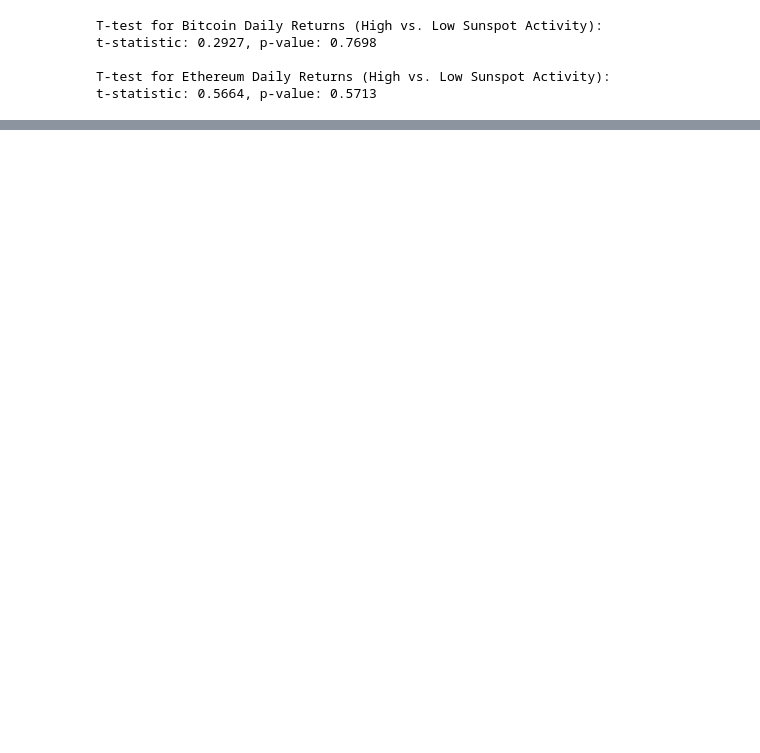
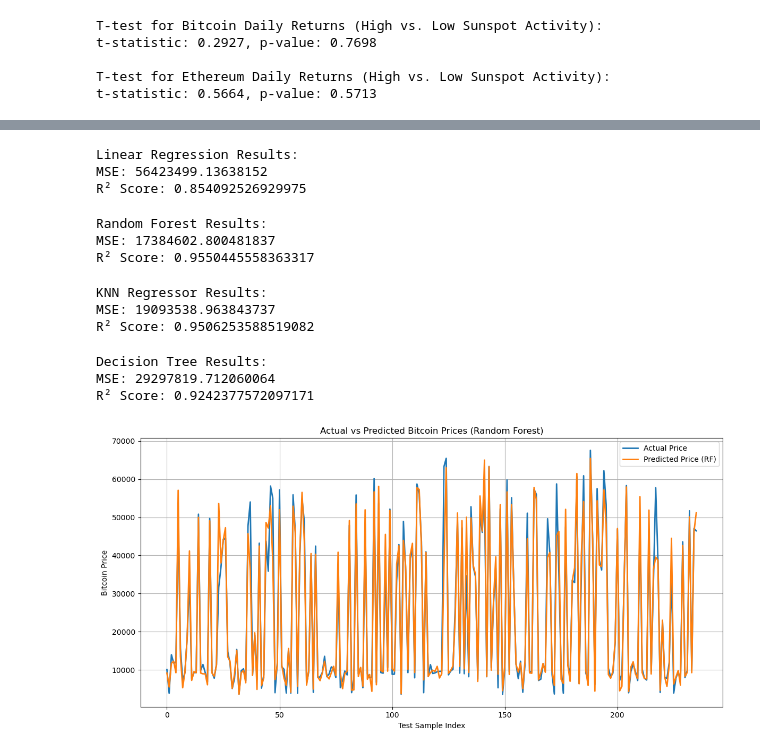
Before and after one commit to boraerbay/DSA210-project, a Jupyter notebook: notebook.ipynb, the cells around one changed output, grey strips where cells are left out. Cells and saved outputs as stored; diff of their text form; code cells hidden in the pictures; blank space fills up the shorter version.

```diff
--- a/notebook.ipynb
+++ b/notebook.ipynb
@@ -216,0 +325,79 @@ t-statistic: 0.5664, p-value: 0.5713
+# %%
+# Train linear regression model
+lr_model = LinearRegression()
+lr_model.fit(X_train, y_train)
+
+# Predictions and evaluation
+y_pred_lr = lr_model.predict(X_test)
+print("Linear Regression Results:")
+print("MSE:", mean_squared_error(y_test, y_pred_lr))
+print("R² Score:", r2_score(y_test, y_pred_lr))
+# %% [output]
+Linear Regression Results:
+MSE: 56423499.13638152
+R² Score: 0.854092526929975
+# %%
+# Train random forest model
+rf_model = RandomForestRegressor(n_estimators=100, random_state=42)
+rf_model.fit(X_train, y_train)
+
+# Predictions and evaluation
+y_pred_rf = rf_model.predict(X_test)
+print("Random Forest Results:")
+print("MSE:", mean_squared_error(y_test, y_pred_rf))
+print("R² Score:", r2_score(y_test, y_pred_rf))
+# %% [output]
+Random Forest Results:
+MSE: 17384602.800481837
+R² Score: 0.9550445558363317
+# %%
+from sklearn.neighbors import KNeighborsRegressor
+
+# Train KNN model
+knn = KNeighborsRegressor(n_neighbors=5)
+knn.fit(X_train, y_train)
+
+# Predict and evaluate
+y_pred_knn = knn.predict(X_test)
+print("KNN Regressor Results:")
+print("MSE:", mean_squared_error(y_test, y_pred_knn))
+print("R² Score:", r2_score(y_test, y_pred_knn))
+# %% [output]
+KNN Regressor Results:
+MSE: 19093538.963843737
+R² Score: 0.9506253588519082
+# %%
+from sklearn.tree import DecisionTreeRegressor
+
+# Train Decision Tree
+dtree = DecisionTreeRegressor(random_state=42)
+dtree.fit(X_train, y_train)
+
+# Predict and evaluate
+y_pred_tree = dtree.predict(X_test)
+print("Decision Tree Results:")
+print("MSE:", mean_squared_error(y_test, y_pred_tree))
+print("R² Score:", r2_score(y_test, y_pred_tree))
+# %% [output]
+Decision Tree Results:
+MSE: 29297819.712060064
+R² Score: 0.9242377572097171
+# %%
+import matplotlib.pyplot as plt
+
+# Sort by index to ensure smooth lines
+y_test_sorted = y_test.reset_index(drop=True)
+y_pred_sorted = pd.Series(y_pred_rf).reset_index(drop=True)
+
+plt.figure(figsize=(12, 6))
+plt.plot(y_test_sorted, label='Actual Price', linewidth=2)
+plt.plot(y_pred_sorted, label='Predicted Price (RF)', linewidth=2)
+plt.title('Actual vs Predicted Bitcoin Prices (Random Forest)')
+plt.xlabel('Test Sample Index')
+plt.ylabel('Bitcoin Price')
+plt.legend()
+plt.grid(True)
+plt.tight_layout()
+plt.show()
+# %% [output]
+[figure, added]
```
Also changed, not shown: parts of 12 cells of this notebook, 2 other files.
